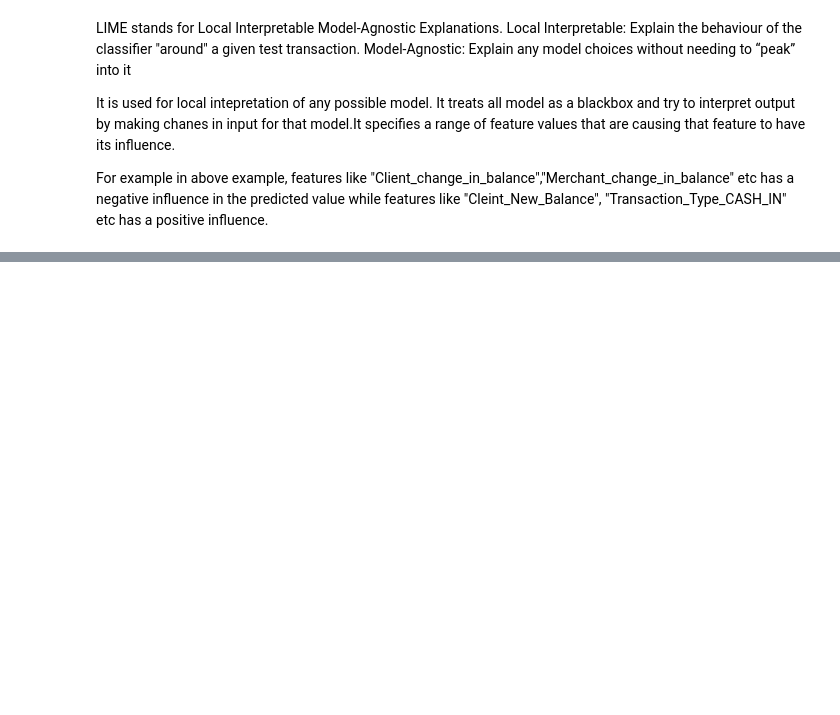
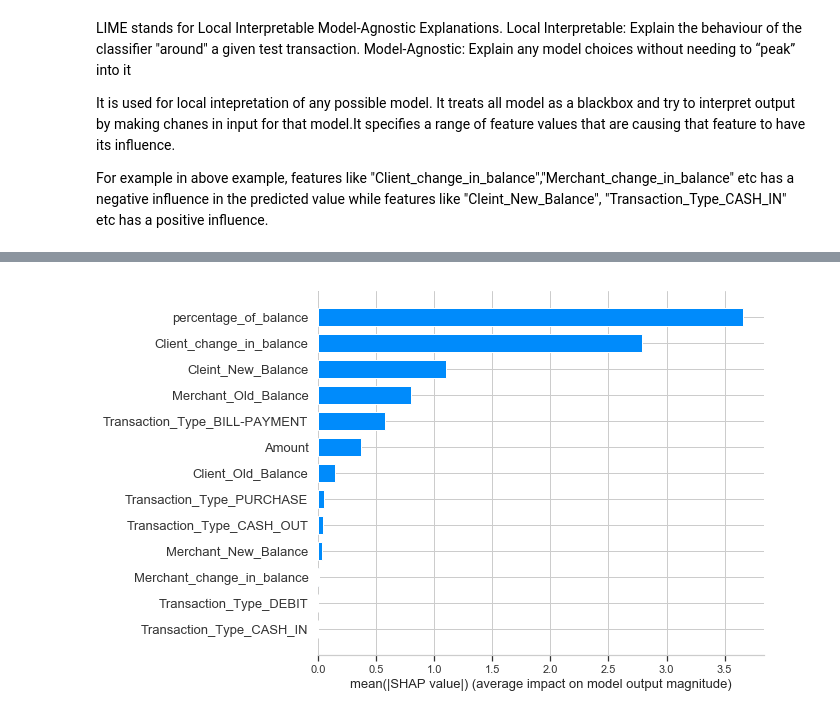
Before and after one commit to mathurp/ML4CreditCardFraudDetection, a Jupyter notebook: STA2453-Project.ipynb, the cells around one changed output, grey strips where cells are left out. Cells and saved outputs as stored; diff of their text form; code cells hidden in the pictures; blank space fills up the shorter version.

```diff
--- a/STA2453-Project.ipynb
+++ b/STA2453-Project.ipynb
@@ -485,3 +508,15 @@ Model-Agnostic: Explain any model choices without needing to “peak” into it
 It is used for local intepretation of any possible model. It treats all model as a blackbox and try to interpret output by making chanes in input for that model.It specifies a range of feature values that are causing that feature to have its influence.
 
 For example in above example, features like "Client_change_in_balance","Merchant_change_in_balance" etc has a negative influence in the predicted value while features like "Cleint_New_Balance", "Transaction_Type_CASH_IN" etc has a positive influence.
+# %%
+import shap
+# Tree on XGBoost
+explainerXGB = shap.TreeExplainer(xgb_model)
+shap_values_XGB_test = explainerXGB.shap_values(X_test)
+shap_values_XGB_train = explainerXGB.shap_values(X_train)
+# %%
+shap.initjs()
+shap_values = explainerXGB.shap_values(X_train)
+
+shap.summary_plot(shap_values, temp, plot_type="bar")
+# %% [output]
@@ -487,0 +524 @@ For example in above example, features like "Client_change_in_balance","Merchant
+[figure, added]
```
Also changed, not shown: parts of 6 cells of this notebook, 3 other files.
